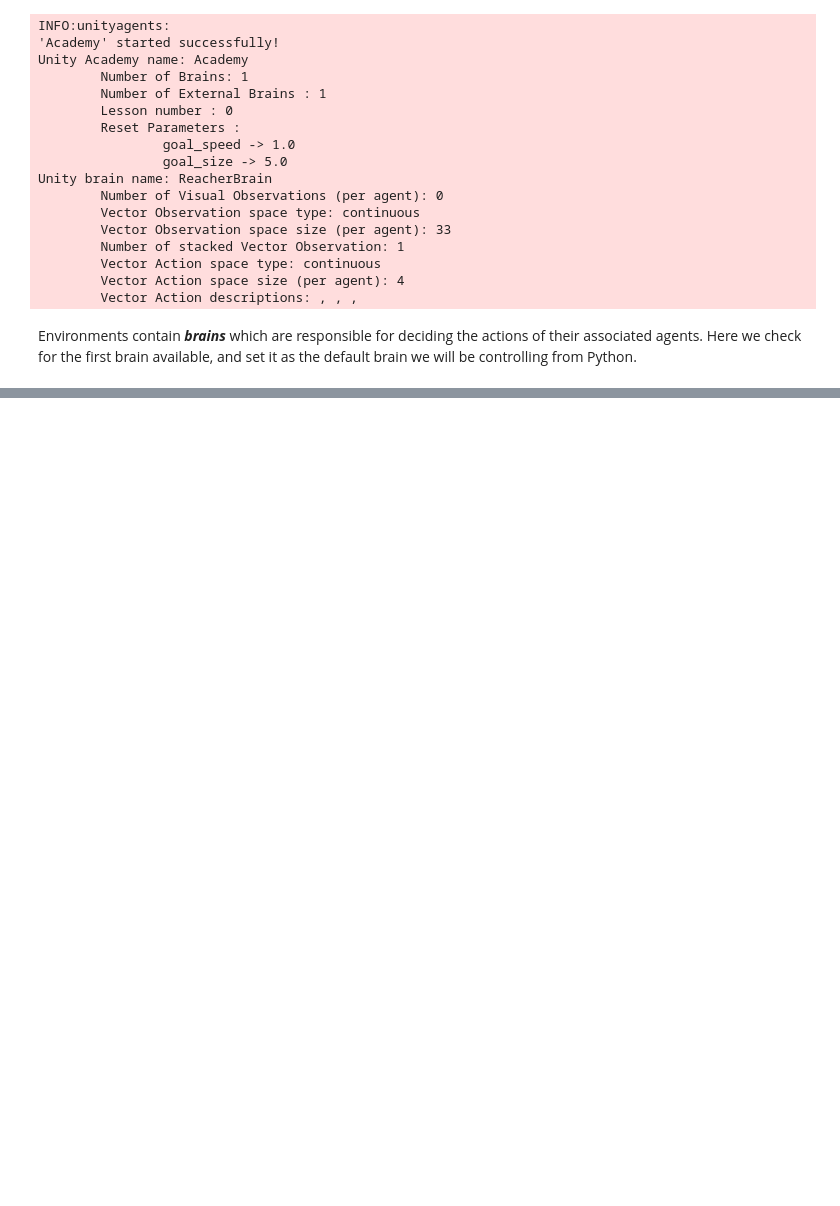
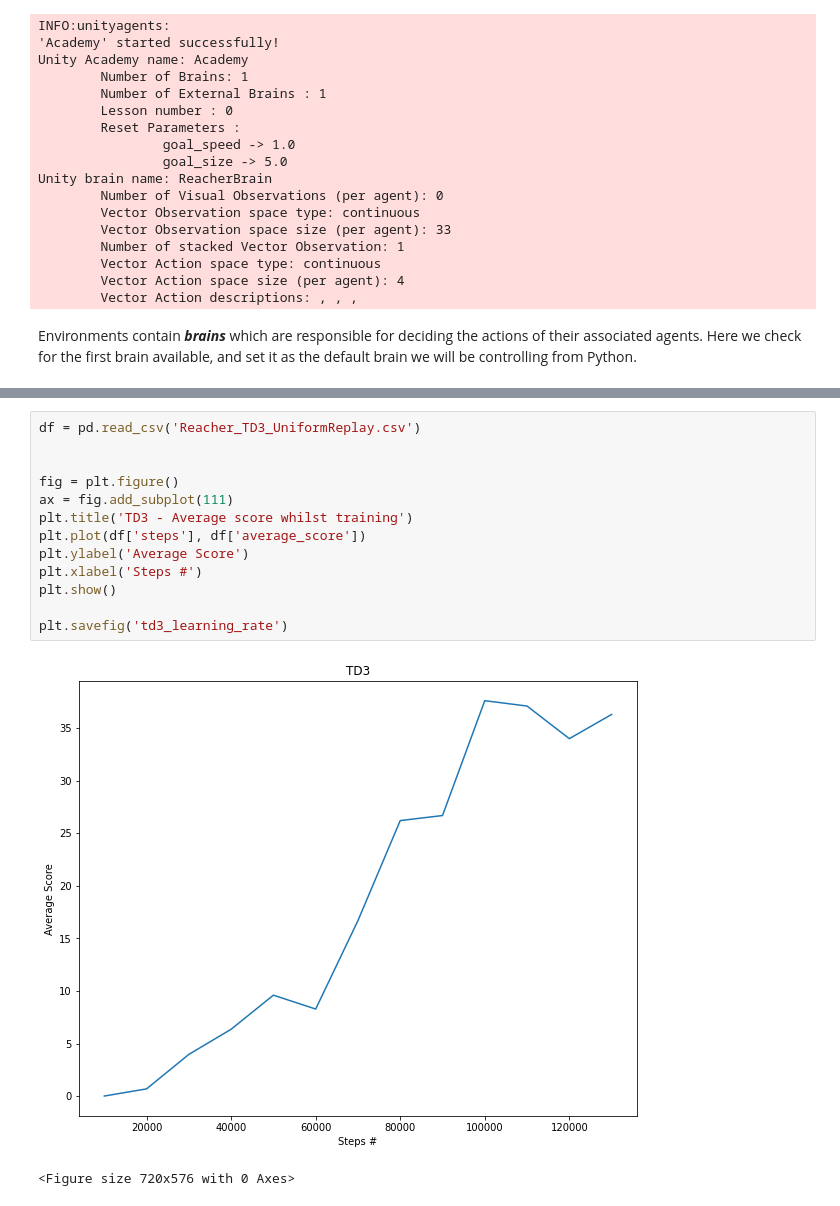
Before and after one commit to markmelling/rl_continuous_control, a Jupyter notebook: Continuous_Control.ipynb, the cells around one changed output, grey strips where cells are left out. Saved outputs shown, nothing was run; the diff lists cells and outputs as text; blank space fills up the shorter version.

```diff
--- a/Continuous_Control.ipynb
+++ b/Continuous_Control.ipynb
@@ -194,0 +209,16 @@ plt.show()
+# %%
+df = pd.read_csv('Reacher_TD3_UniformReplay.csv')
+
+
+fig = plt.figure()
+ax = fig.add_subplot(111)
+plt.title('TD3 - Average score whilst training')
+plt.plot(df['steps'], df['average_score'])
+plt.ylabel('Average Score')
+plt.xlabel('Steps #')
+plt.show()
+
+plt.savefig('td3_learning_rate')
+# %% [output]
+[figure, added]
+<Figure size 720x576 with 0 Axes>
```
Also changed, not shown: parts of 16 cells of this notebook, 57 other files.
